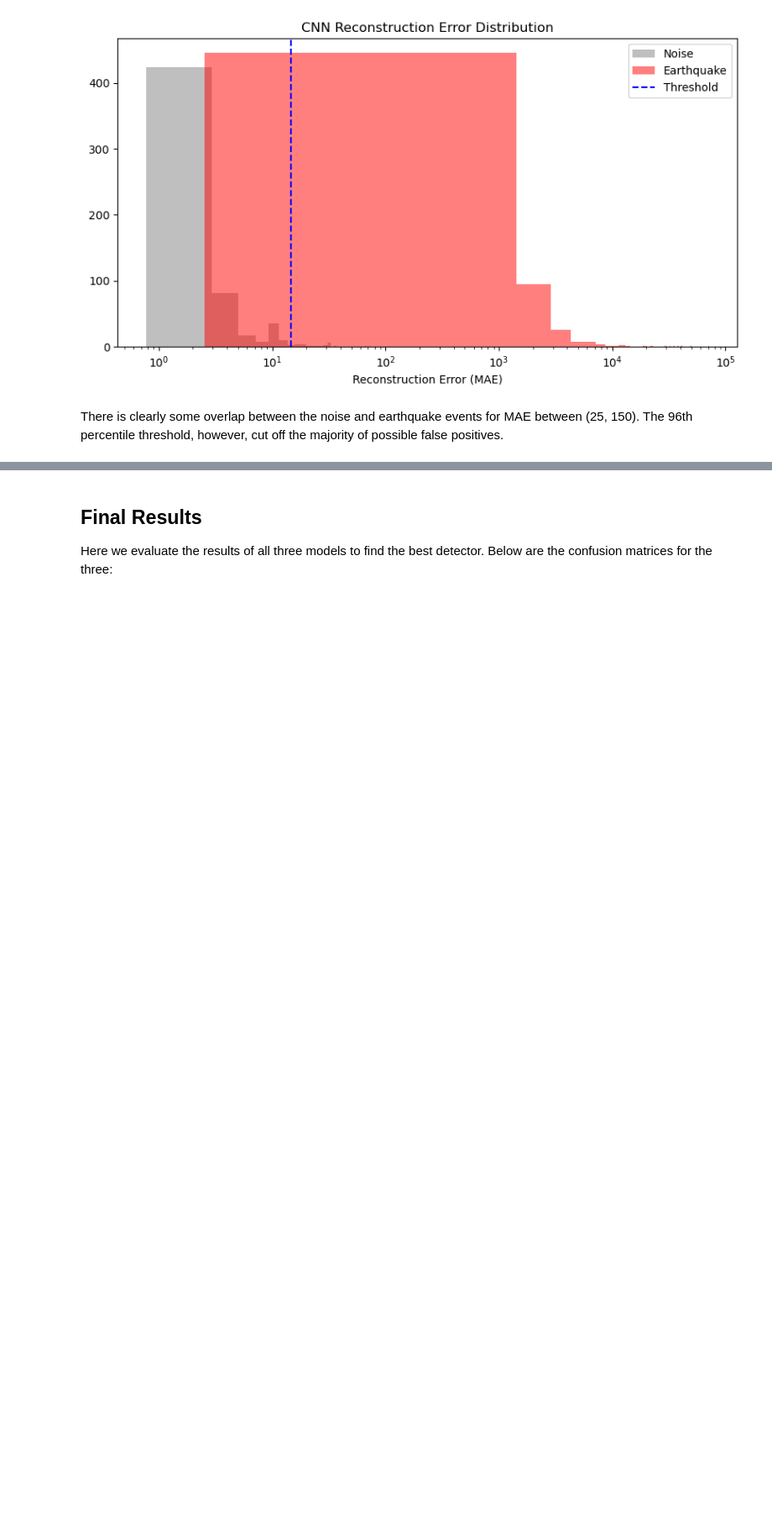
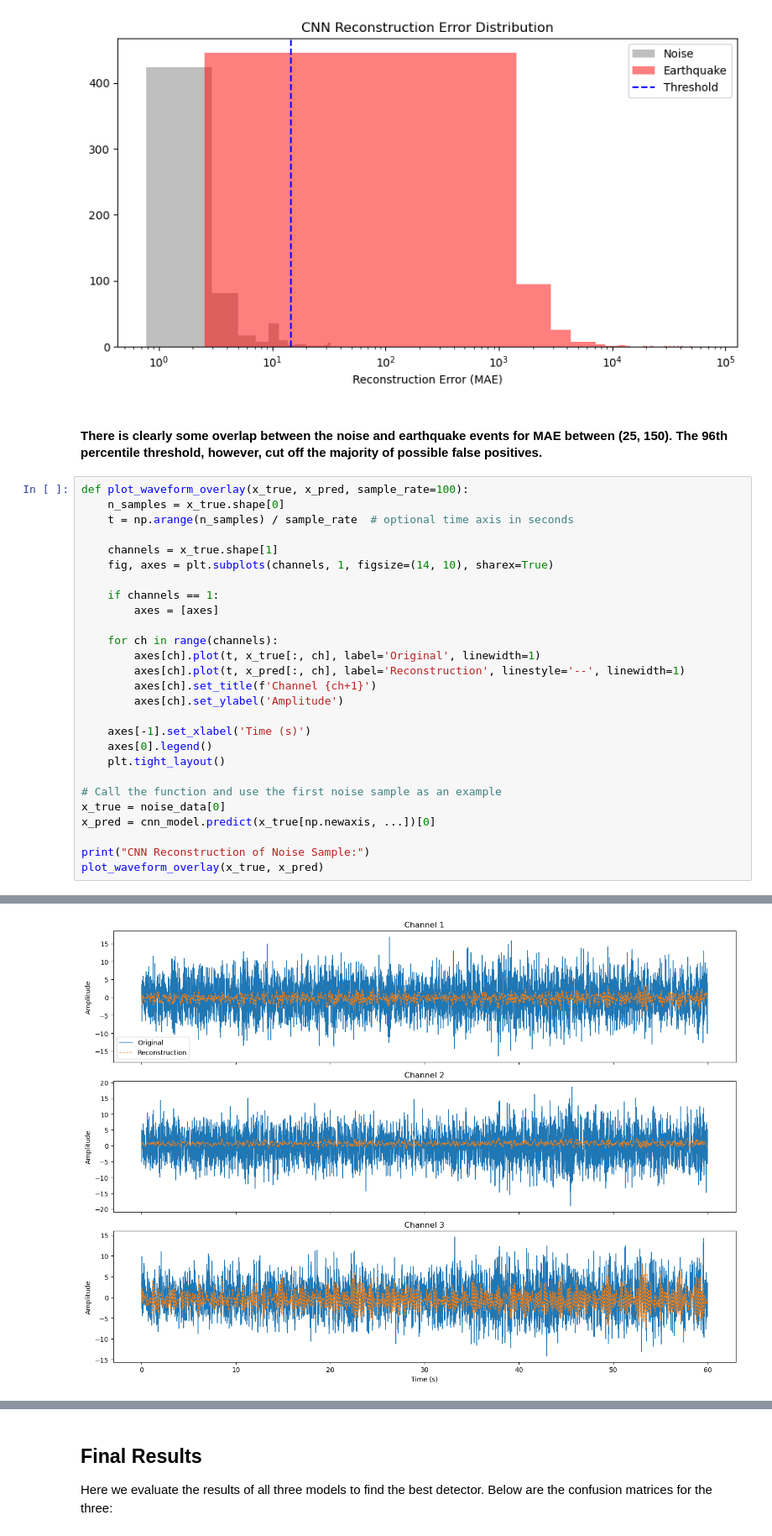
Before and after one commit to marcosmarro/seismic-anomaly-detector, a Jupyter notebook: main.ipynb, the cells around one changed output, grey strips where cells are left out. Shown at 84% size. Drawn from its saved outputs; the diff is of its cells as text; blank space fills up the shorter version.

Commit message:
Adding waveform overlays

```diff
--- a/main.ipynb
+++ b/main.ipynb
@@ -440,4 +441,32 @@ plt.legend();
 # %% [output]
 [figure]
 # %% [markdown]
-There is clearly some overlap between the noise and earthquake events for MAE between (25, 150). The 96th percentile threshold, however, cut off the majority of possible false positives.
+#### There is clearly some overlap between the noise and earthquake events for MAE between (25, 150). The 96th percentile threshold, however, cut off the majority of possible false positives.
+# %%
+def plot_waveform_overlay(x_true, x_pred, sample_rate=100):
+    n_samples = x_true.shape[0]
+    t = np.arange(n_samples) / sample_rate  # optional time axis in seconds
+
+    channels = x_true.shape[1]
+    fig, axes = plt.subplots(channels, 1, figsize=(14, 10), sharex=True)
+
+    if channels == 1:
+        axes = [axes]
+
+    for ch in range(channels):
+        axes[ch].plot(t, x_true[:, ch], label='Original', linewidth=1)
+        axes[ch].plot(t, x_pred[:, ch], label='Reconstruction', linestyle='--', linewidth=1)
+        axes[ch].set_title(f'Channel {ch+1}')
+        axes[ch].set_ylabel('Amplitude')
+
+    axes[-1].set_xlabel('Time (s)')
+    axes[0].legend()
+    plt.tight_layout()
+
+# Call the function and use the first noise sample as an example
+x_true = noise_data[0]
+x_pred = cnn_model.predict(x_true[np.newaxis, ...])[0]
+
+print("CNN Reconstruction of Noise Sample:")
+plot_waveform_overlay(x_true, x_pred)
+# %% [output]
@@ -443,0 +475 @@ There is clearly some overlap between the noise and earthquake events for MAE be
+[figure, added]
```
Also changed, not shown: parts of 4 cells of this notebook.
